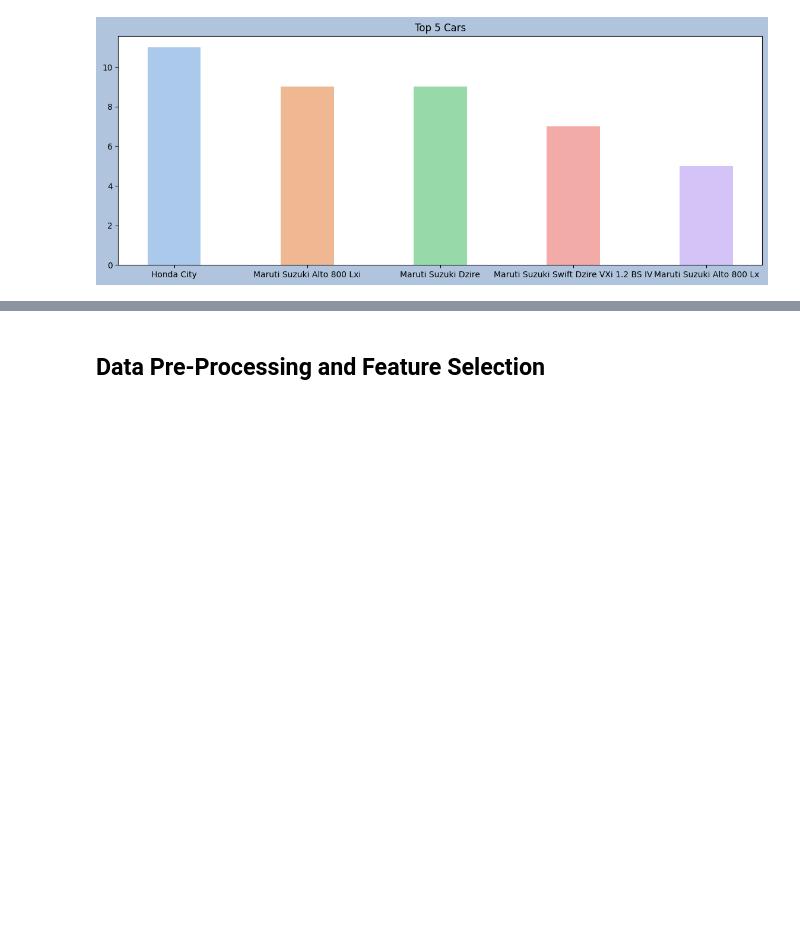
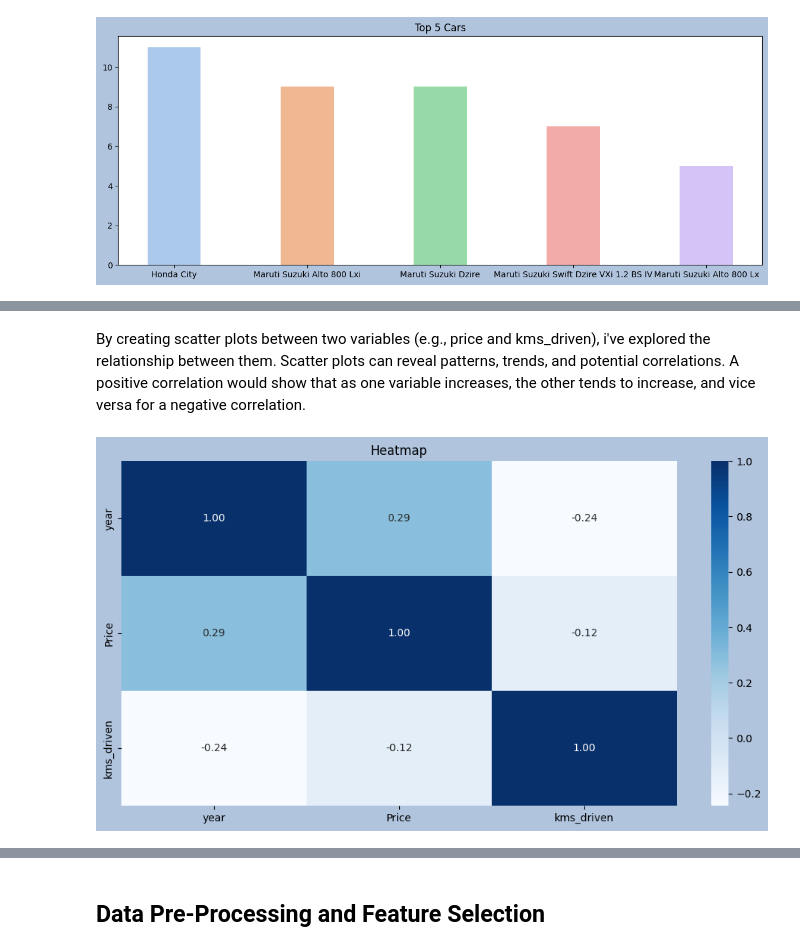
Before and after one commit to hmarathe420/Car_Price_Prediction, a Jupyter notebook: Car_Price_Prediction.ipynb, the cells around one changed output, grey strips where cells are left out. Saved outputs shown, nothing was run; the diff lists cells and outputs as text; code cells hidden in the pictures; blank space fills up the shorter version.

```diff
--- a/Car_Price_Prediction.ipynb
+++ b/Car_Price_Prediction.ipynb
@@ -269,0 +333,11 @@ plt.show()
+# %% [markdown]
+By creating scatter plots between two variables (e.g., price and kms_driven), i've explored the relationship between them. Scatter plots can reveal patterns, trends, and potential correlations. A positive correlation would show that as one variable increases, the other tends to increase, and vice versa for a negative correlation.
+# %%
+# ploting heat map for getting the corelation of each variable with each other
+plt.figure( figsize = (12,6),facecolor = 'lightsteelblue')
+sns.heatmap(df.corr(),annot =True,cmap= 'Blues', fmt=".2f")
+plt.title("Heatmap")
+plt.plot()
+plt.show()
+# %% [output]
+[figure, added]
```
Also changed, not shown: parts of 53 cells of this notebook.
